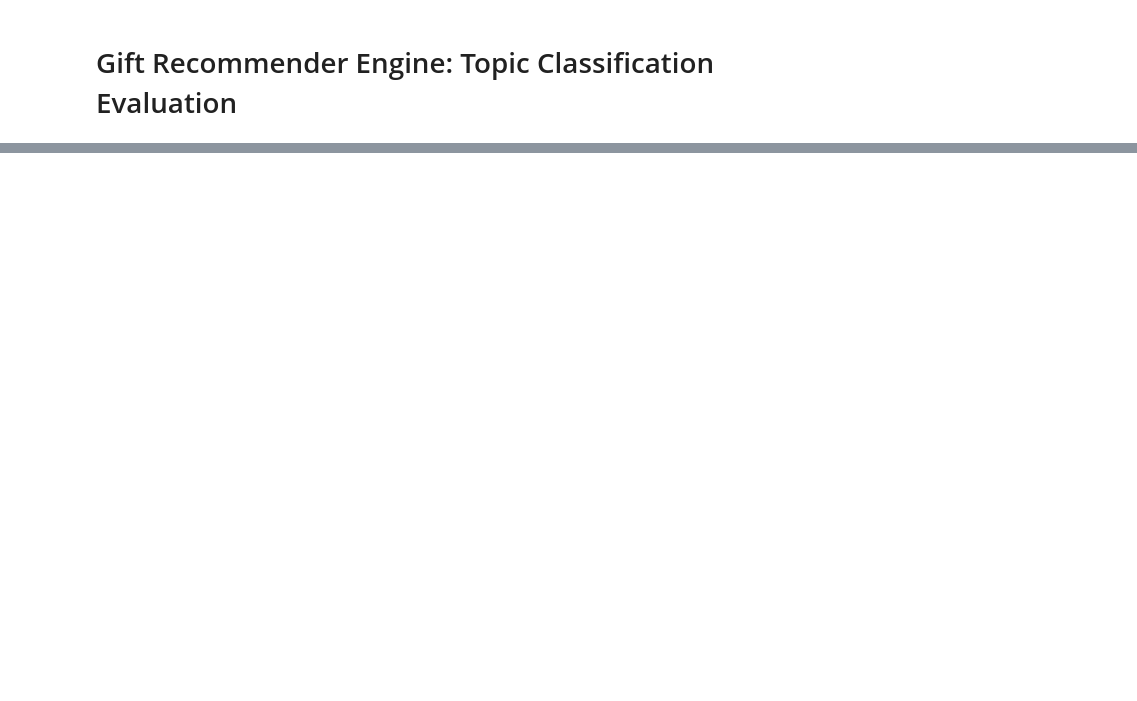
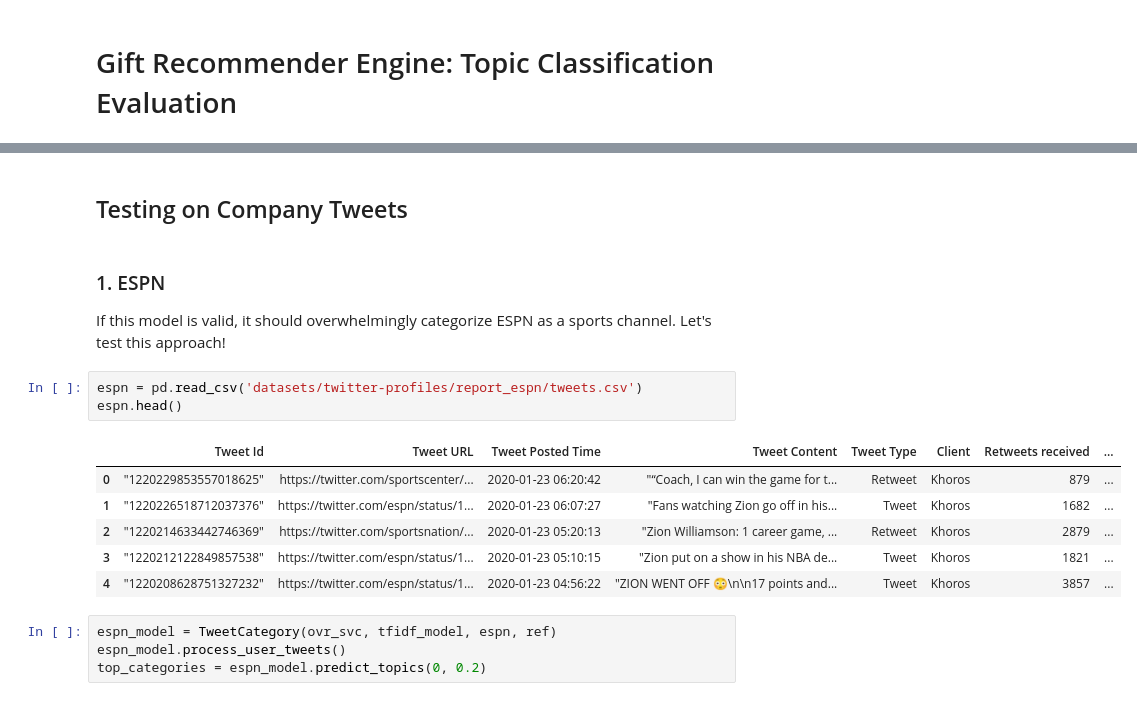
Before and after one commit to michaelhalim168/GiftFinder, a Jupyter notebook: 04-twitter-classifier-evaluation.ipynb, the cells around one changed output, grey strips where cells are left out. Saved outputs shown, nothing was run; the diff lists cells and outputs as text; blank space fills up the shorter version.

```diff
--- a/04-twitter-classifier-evaluation.ipynb
+++ b/04-twitter-classifier-evaluation.ipynb
@@ -16,0 +138,20 @@ The implementation of the model on tweets can be outlined as followed:
+# %% [markdown]
+## Testing on Company Tweets
+# %% [markdown]
+### 1. ESPN
+
+If this model is valid, it should overwhelmingly categorize ESPN as a sports channel. Let's test this approach!
+# %%
+espn = pd.read_csv('datasets/twitter-profiles/report_espn/tweets.csv')
+espn.head()
+# %% [output]
+|  | Tweet Id | Tweet URL | Tweet Posted Time | Tweet Content | Tweet Type | Client | Retweets received | ... |
+| 0 | "1220229853557018625" | https://twitter.com/sportscenter/... | 2020-01-23 06:20:42 | "“Coach, I can win the game for t... | Retweet | Khoros | 879 | ... |
+| 1 | "1220226518712037376" | https://twitter.com/espn/status/1... | 2020-01-23 06:07:27 | "Fans watching Zion go off in his... | Tweet | Khoros | 1682 | ... |
+| 2 | "1220214633442746369" | https://twitter.com/sportsnation/... | 2020-01-23 05:20:13 | "Zion Williamson: 1 career game, ... | Retweet | Khoros | 2879 | ... |
+| 3 | "1220212122849857538" | https://twitter.com/espn/status/1... | 2020-01-23 05:10:15 | "Zion put on a show in his NBA de... | Tweet | Khoros | 1821 | ... |
+| 4 | "1220208628751327232" | https://twitter.com/espn/status/1... | 2020-01-23 04:56:22 | "ZION WENT OFF 😳\n\n17 points and... | Tweet | Khoros | 3857 | ... |
+# %%
+espn_model = TweetCategory(ovr_svc, tfidf_model, espn, ref)
+espn_model.process_user_tweets()
+top_categories = espn_model.predict_topics(0, 0.2)
```
Also changed, not shown: parts of 67 cells of this notebook, 12 other files.
